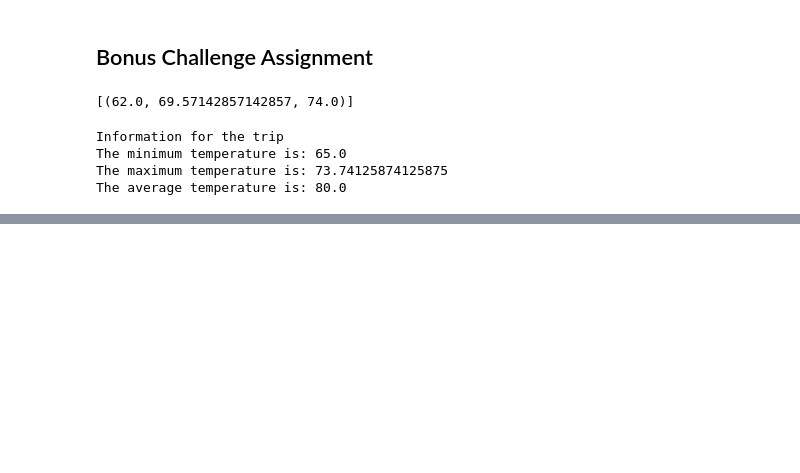
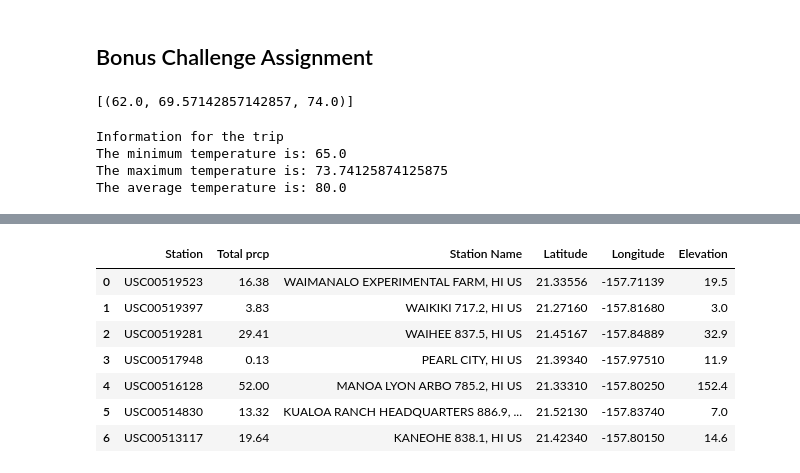
Before and after one commit to mariasierralizarazo/sqlalchemy-challenge, a Jupyter notebook: climate.ipynb, the cells around one changed output, grey strips where cells are left out. Saved outputs shown, nothing was run; the diff lists cells and outputs as text; code cells hidden in the pictures; blank space fills up the shorter version.

```diff
--- a/climate.ipynb
+++ b/climate.ipynb
@@ -305,6 +302,23 @@ trip_information_df
 # %%
 # Calculate the total amount of rainfall per weather station for your trip dates using the previous year's matching dates.
 # Sort this in descending order by precipitation amount and list the station, name, latitude, longitude, and elevation
+number_prcp_station = session.query(Measurement.station, func.sum(Measurement.prcp)).\
+                    group_by(Measurement.station).filter(Measurement.date >= trip_start).\
+                    filter(Measurement.date >= trip_start).order_by(func.sum(Measurement.station).desc()).all()
+sum_prcp_station_df = pd.DataFrame(number_prcp_station, columns= ['Station', 'Total prcp'])
+stations = session.query(Station.station, Station.name, Station.latitude, Station.longitude, Station.elevation).all()
+station_df = pd.DataFrame(stations, columns = ["Station", "Station Name", "Latitude", "Longitude", "Elevation"])
+final_df = pd.merge(sum_prcp_station_df, station_df, on = "Station" )
+final_df = final_df.sort_values(["Total p"])
+# %% [output]
+|  | Station | Total prcp | Station Name | Latitude | Longitude | Elevation |
+| 0 | USC00519523 | 16.38 | WAIMANALO EXPERIMENTAL FARM, HI US | 21.33556 | -157.71139 | 19.5 |
+| 1 | USC00519397 | 3.83 | WAIKIKI 717.2, HI US | 21.27160 | -157.81680 | 3.0 |
+| 2 | USC00519281 | 29.41 | WAIHEE 837.5, HI US | 21.45167 | -157.84889 | 32.9 |
+| 3 | USC00517948 | 0.13 | PEARL CITY, HI US | 21.39340 | -157.97510 | 11.9 |
+| 4 | USC00516128 | 52.00 | MANOA LYON ARBO 785.2, HI US | 21.33310 | -157.80250 | 152.4 |
+| 5 | USC00514830 | 13.32 | KUALOA RANCH HEADQUARTERS 886.9, ... | 21.52130 | -157.83740 | 7.0 |
+| 6 | USC00513117 | 19.64 | KANEOHE 838.1, HI US | 21.42340 | -157.80150 | 14.6 |
 # %%
 # Create a query that will calculate the daily normals
 # (i.e. the averages for tmin, tmax, and tavg for all historic data matching a specific month and day)
```
Also changed, not shown: parts of 2 cells of this notebook.
